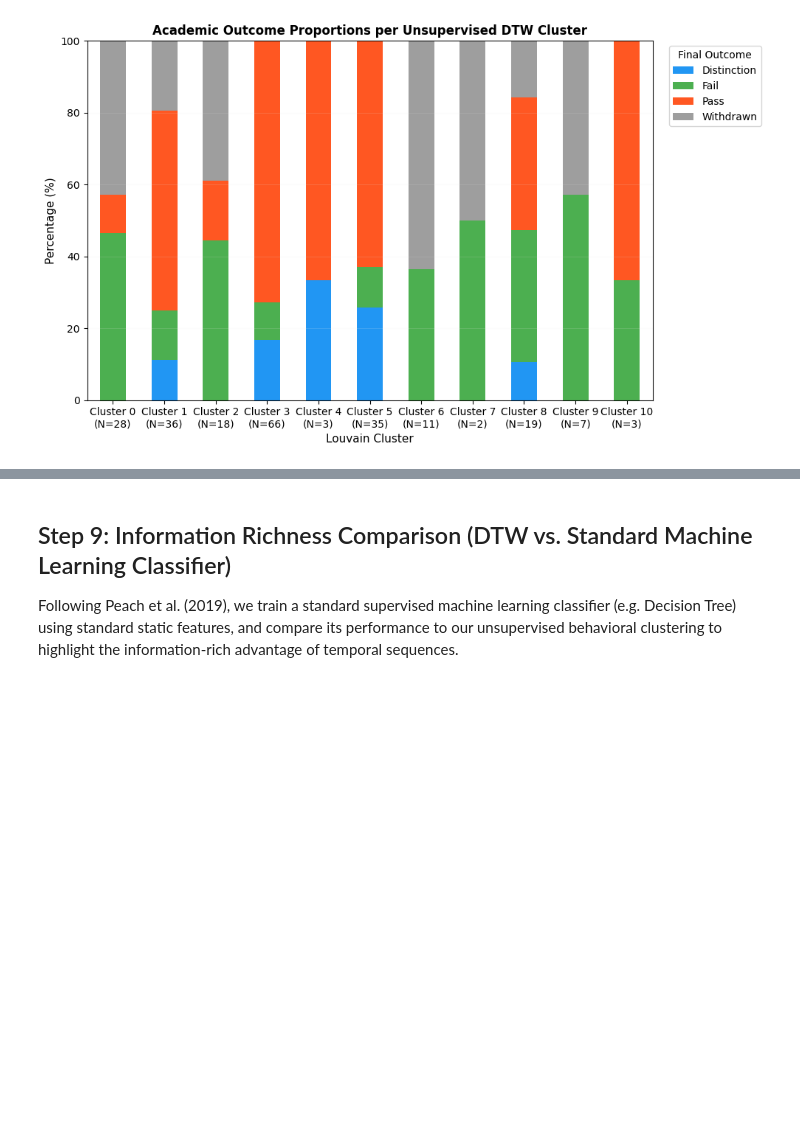
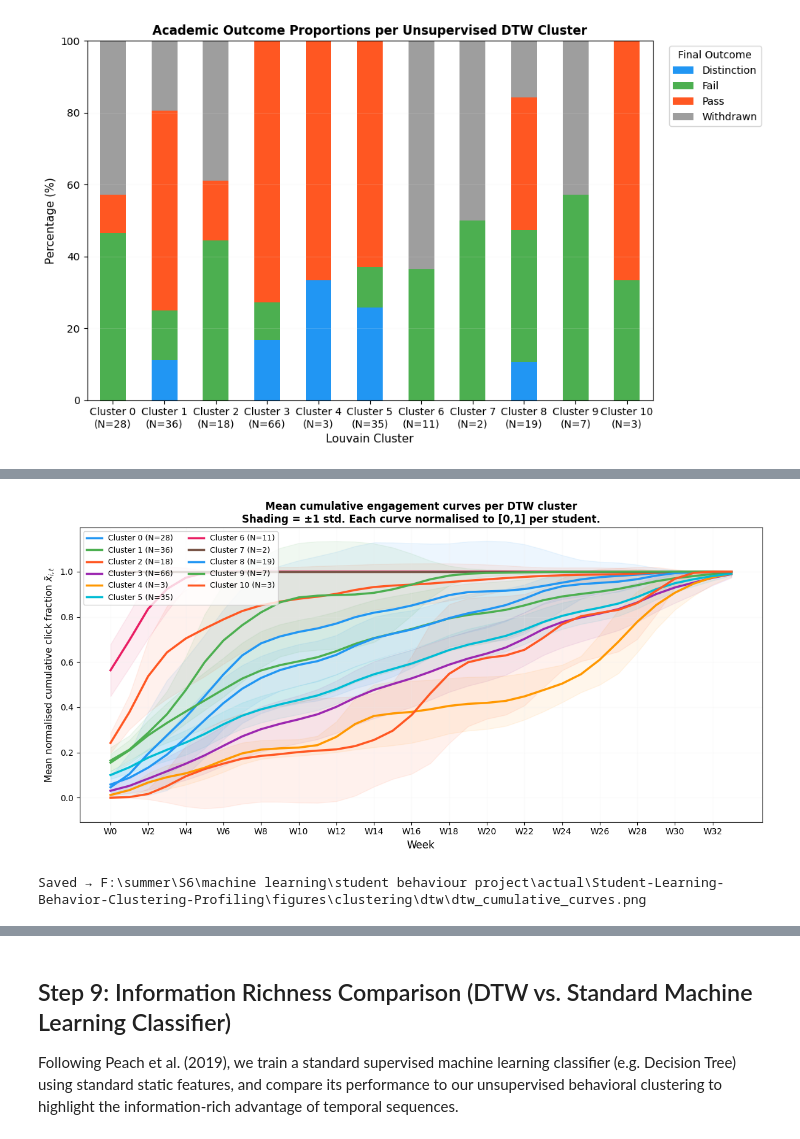
Before and after one commit to AfafKhadraoui/Student-Learning-Behavior-Clustering-Profiling, a Jupyter notebook: notebooks/08_research_paper_dtw_pure_raw.ipynb, the cells around one changed output, grey strips where cells are left out. Drawn from its saved outputs; the diff is of its cells as text; code cells hidden in the pictures; blank space fills up the shorter version.

```diff
--- a/notebooks/08_research_paper_dtw_pure_raw.ipynb
+++ b/notebooks/08_research_paper_dtw_pure_raw.ipynb
@@ -515,0 +555,35 @@ Saved merged DTW artifact to C:\Users\Sadj\Desktop\amel\ml\project\Student-Learn
+# %%
+# Save dtw_cumulative_curves.png — uses normalised cumulative X_scaled not raw clicks
+fig, ax = plt.subplots(figsize=(12, 6))
+weeks = list(range(X_scaled.shape[1]))
+
+for c in sorted(df_sample['cluster_dtw'].unique()):
+    mask = (df_sample['cluster_dtw'] == c).values
+    cluster_curves = X_scaled[mask]
+    mean_curve = cluster_curves.mean(axis=0)
+    std_curve  = cluster_curves.std(axis=0)
+    color = CLUSTER_COLORS[c % len(CLUSTER_COLORS)]
+    n = mask.sum()
+    ax.plot(weeks, mean_curve, '-', color=color,
+            linewidth=2.5, label=f'Cluster {c} (N={n})')
+    ax.fill_between(weeks,
+                    mean_curve - std_curve,
+                    mean_curve + std_curve,
+                    alpha=0.08, color=color)
+
+ax.set_xlabel('Week', fontsize=12)
+ax.set_ylabel('Mean normalised cumulative click fraction $\\tilde{x}_{i,t}$', fontsize=11)
+ax.set_title('Mean cumulative engagement curves per DTW cluster\n'
+             'Shading = ±1 std. Each curve normalised to [0,1] per student.',
+             fontweight='bold')
+ax.set_xticks(range(0, 34, 2))
+ax.set_xticklabels([f'W{i}' for i in range(0, 34, 2)])
+ax.legend(loc='upper left', fontsize=9, ncol=2)
+ax.grid(True, alpha=0.2)
+plt.tight_layout()
+fig.savefig(FIGURES_DIR / 'dtw_cumulative_curves.png', dpi=150, bbox_inches='tight')
+plt.show()
+print(f"Saved → {FIGURES_DIR / 'dtw_cumulative_curves.png'}")
+# %% [output]
+[figure, added]
+Saved → F:\summer\S6\machine learning\student behaviour project\actual\Student-Learning-Behavior-Clustering-Profiling\figures\clustering\dtw\dtw_cumulative_curves.png
```
Also changed, not shown: parts of 4 cells of this notebook, 1 other file.
